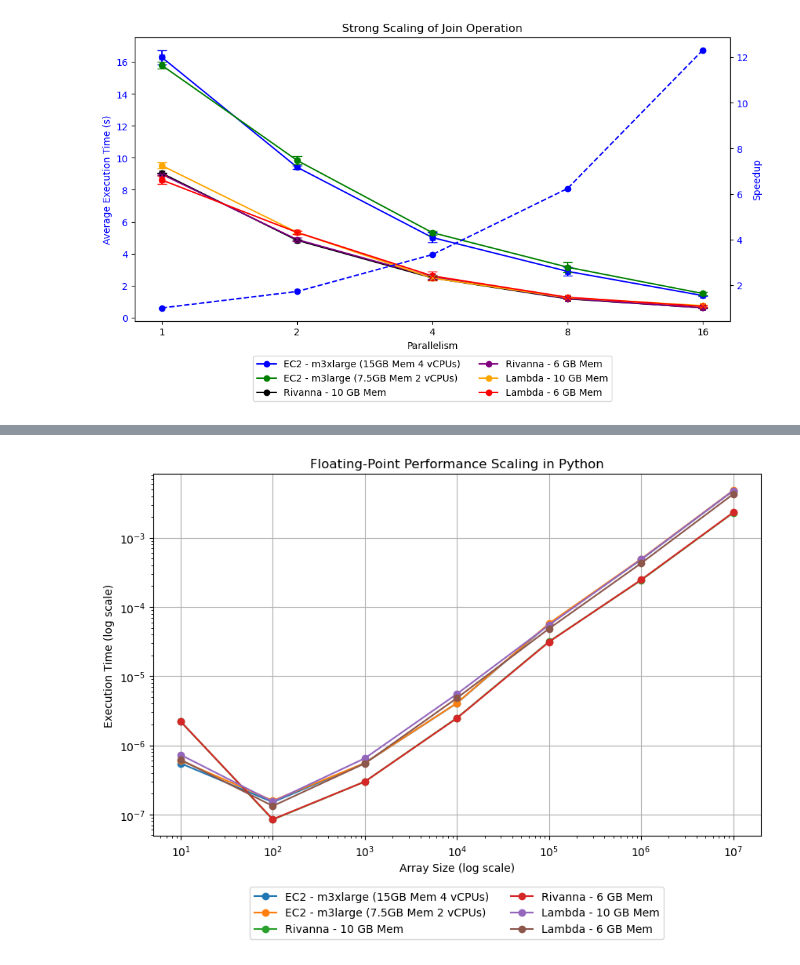
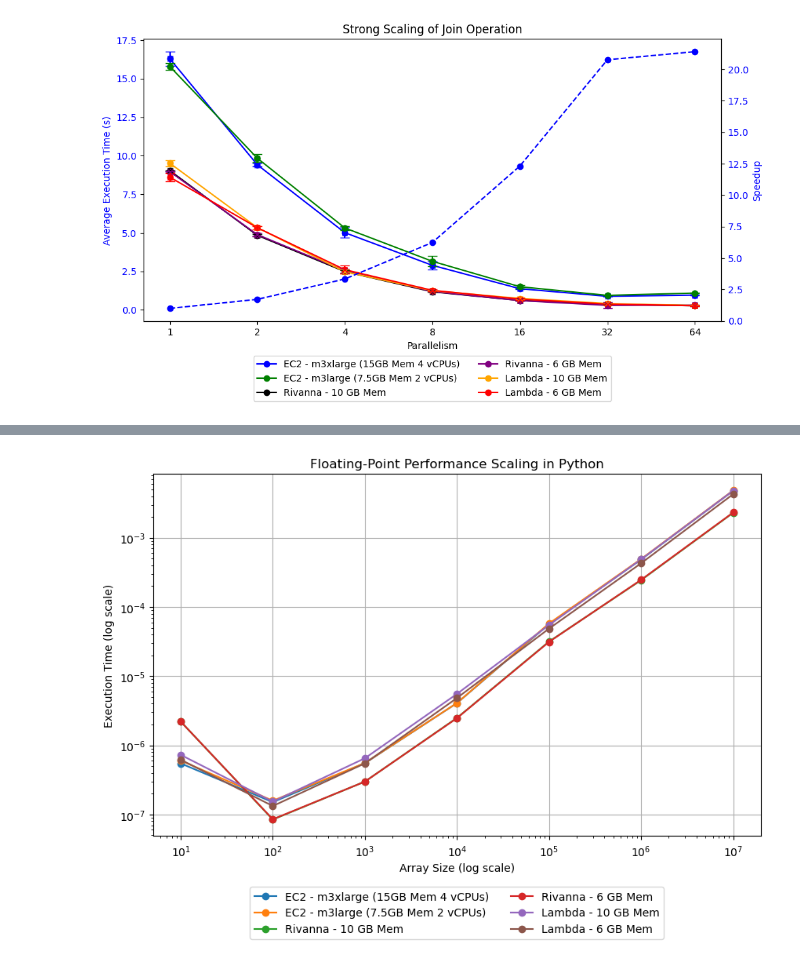
Before and after one commit to mstaylor/cylon, a Jupyter notebook: target/aws/scripts/notebooks/Join_Weak_Scaling_quals.ipynb, the cells around one changed output, grey strips where cells are left out. Drawn from its saved outputs; the diff is of its cells as text; code cells hidden in the pictures.

```diff
--- a/target/aws/scripts/notebooks/Join_Weak_Scaling_quals.ipynb
+++ b/target/aws/scripts/notebooks/Join_Weak_Scaling_quals.ipynb
@@ -319,24 +336,23 @@ import matplotlib.pyplot as plt
 import numpy as np
 
 # Given data
-m3xlarge = [16.28875554, 9.410466671, 5.008414954, 2.89139092, 1.374333758]
-m3large = [15.78684437, 9.837915748, 5.314118594, 3.152216733, 1.5044435 ]
-rivanna_10GB = [9.033496261, 4.835889399, 2.485956118, 1.17392955, 0.6112828404]
-rivanna_6GB = [8.966786265, 4.883185923, 2.53647846, 1.193392381, 0.6066191979]
-lambda_10GB = [9.513354778, 5.335469663, 2.475117937, 1.249511041, 0.7414773665 ]
-lambda_6GB = [8.610333025, 5.331662387, 2.60870406, 1.269696467, 0.7010446712 ]
+m3xlarge = [16.28875554, 9.410466671, 5.008414954, 2.89139092, 1.374333758, 0.8818490896, 0.9614743153]
+m3large = [15.78684437, 9.837915748, 5.314118594, 3.152216733, 1.5044435, 0.9428088218, 1.09192954 ]
+rivanna_10GB = [9.033496261, 4.835889399, 2.485956118, 1.17392955, 0.6112828404, 0.3753986321, 0.2710187193]
+rivanna_6GB = [8.966786265, 4.883185923, 2.53647846, 1.193392381, 0.6066191979, 0.2925303898, 0.3072750513]
+lambda_10GB = [9.513354778, 5.335469663, 2.475117937, 1.249511041, 0.7414773665, 0.4151120149, 0.2833172819 ]
+lambda_6GB = [8.610333025, 5.331662387, 2.60870406, 1.269696467, 0.7010446712, 0.3770217486, 0.2713453965 ]
 
-m3xlarge_err = [0.4599095235, 0.1164773209, 0.3224509436, 0.2719943569, 0.01319974511]
-rivanna_10GB_err = [0.01119918326, 0.0563410027, 0.09907851901, 0.003486893964, 0.007529179935]
-m3large_err = [0.2241754298, 0.2538402622, 0.1270872455, 0.3304195746, 0.1094642427]
-rivanna_6GB_err = [0.04204748119, 0.108914922, 0.1267724711, 0.001793096262, 0.001604104395]
-lambda_10GB_err = [0.185130618, 0.0982287878, 0.136204437, 0.02171586327, 0.06490249175 ]
-lambda_6GB_err = [0.2588720716, 0.1004838776, 0.2687386219, 0.0502177742, 0.04703823834]
+m3xlarge_err = [0.4599095235, 0.1164773209, 0.3224509436, 0.2719943569, 0.01319974511, 0.01025731853, 0.0193143428]
+rivanna_10GB_err = [0.01119918326, 0.0563410027, 0.09907851901, 0.003486893964, 0.007529179935, 0.04434433586, 0.01111307978]
+m3large_err = [0.2241754298, 0.2538402622, 0.1270872455, 0.3304195746, 0.1094642427, 0.0007876140521, 0.014474426]
+rivanna_6GB_err = [0.04204748119, 0.108914922, 0.1267724711, 0.001793096262, 0.001604104395, 0.1942700632, 0.0270945999]
+lambda_10GB_err = [0.185130618, 0.0982287878, 0.136204437, 0.02171586327, 0.06490249175, 0.06523613228, 0.03230378934 ]
+lambda_6GB_err = [0.2588720716, 0.1004838776, 0.2687386219, 0.0502177742, 0.04703823834, 0.02762466901, 0.02282410413]
 
 # Combine all datasets into a single array for averaging
 datasets = np.array([
     m3xlarge,
-    #fargate_16_28,
     rivanna_10GB,
     m3large,
     rivanna_6GB,
@@ -372,31 +388,31 @@ ax1.errorbar(world_size, m3xlarge, yerr=m3xlarge_err, fmt='x', color='b', ecolor
 ax1.errorbar(world_size, m3large, yerr=m3large_err, fmt='o', color='g', ecolor='g', capsize=5)
 #ax1.errorbar(world_size, fargate_4_26, yerr=fargate_4_26_err, fmt='x', color='r', ecolor='r', capsize=5)
 #ax1.errorbar(world_size, fargate_16_28, yerr=fargate_16_28_err, fmt='x', color='orange', ecolor='orange', capsize=5)
 ax1.errorbar(world_size, rivanna_10GB, yerr=rivanna_10GB_err, fmt='x', color='black', ecolor='black', capsize=5)
 ax1.errorbar(world_size, rivanna_6GB, yerr=rivanna_6GB_err, fmt='x', color='purple', ecolor='purple', capsize=5)
 ax1.errorbar(world_size, lambda_10GB, yerr=lambda_10GB_err, fmt='x', color='orange', ecolor='orange', capsize=5)
 ax1.errorbar(world_size, lambda_6GB, yerr=lambda_6GB_err, fmt='x', color='red', ecolor='red', capsize=5)
 
 # Customize primary y-axis
 ax1.set_xlabel('Parallelism')
 ax1.set_ylabel('Average Execution Time (s)', color='blue')
 ax1.tick_params(axis='y', labelcolor='blue')
 ax1.set_title('Strong Scaling of Join Operation')
 
 # Add a second y-axis for speedup
 ax2 = ax1.twinx()
 ax2.plot(world_size, speedup, 'o--', color='blue', label='Speedup (Avg)')
 ax2.set_ylabel('Speedup', color='blue')
 ax2.tick_params(axis='y', labelcolor='blue')
 
 # Add legends
 ax1.legend(loc="lower center", bbox_to_anchor=(0.5, -0.3), ncol=2)
 #ax1.legend(loc="upper left")
 #ax2.legend(loc="upper right")
 
 # Adjust layout and save
 plt.tight_layout()
 plt.savefig('join-s-scaling-speedup.svg', format='svg')
 plt.show()
 # %% [output]
-[figure, old version]
+[figure, new version]
```
Also changed, not shown: parts of 8 cells of this notebook.
